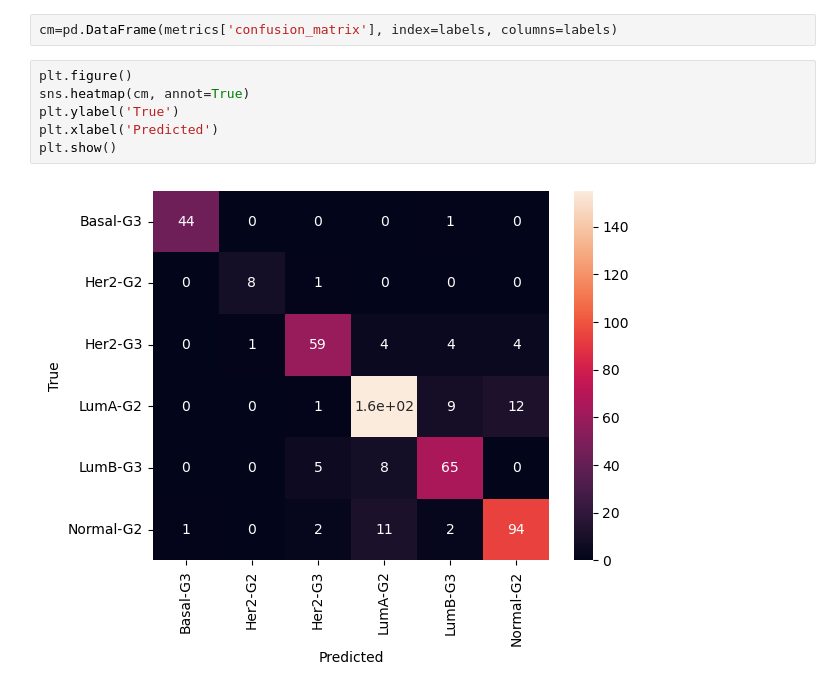
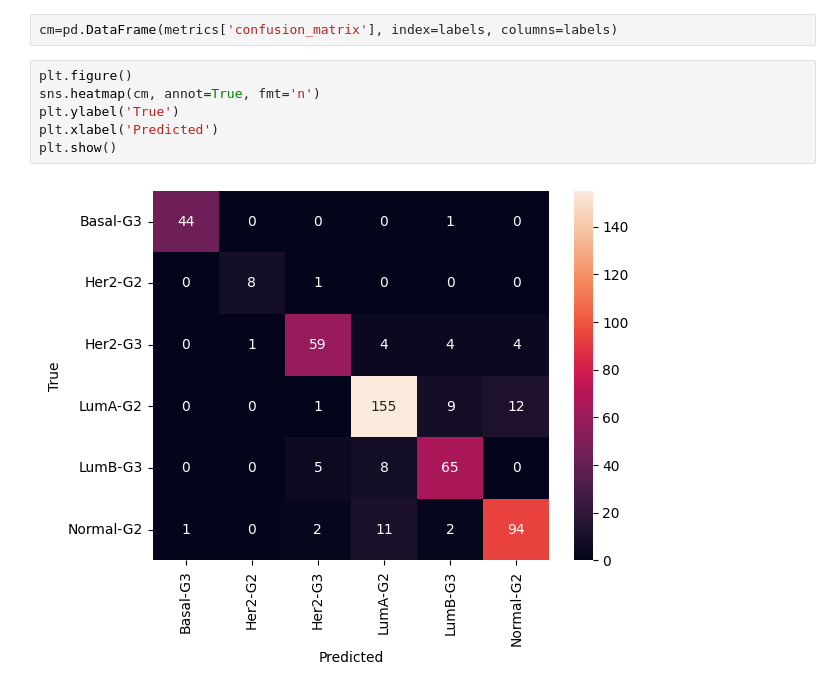
Before and after one commit to VergaJU/TechTaskInterview, a Jupyter notebook: notebooks/Classifier_metrics.ipynb, the cells around one changed output. Drawn from its saved outputs; the diff is of its cells as text.

```diff
--- a/notebooks/Classifier_metrics.ipynb
+++ b/notebooks/Classifier_metrics.ipynb
@@ -35,9 +35,9 @@ weighted avg       0.87      0.87      0.87       491
 cm=pd.DataFrame(metrics['confusion_matrix'], index=labels, columns=labels)
 # %%
 plt.figure()
-sns.heatmap(cm, annot=True)
+sns.heatmap(cm, annot=True, fmt='n')
 plt.ylabel('True')
 plt.xlabel('Predicted')
 plt.show()
 # %% [output]
-[figure, old version]
+[figure, new version]
```
Also changed, not shown: 13 other files.
